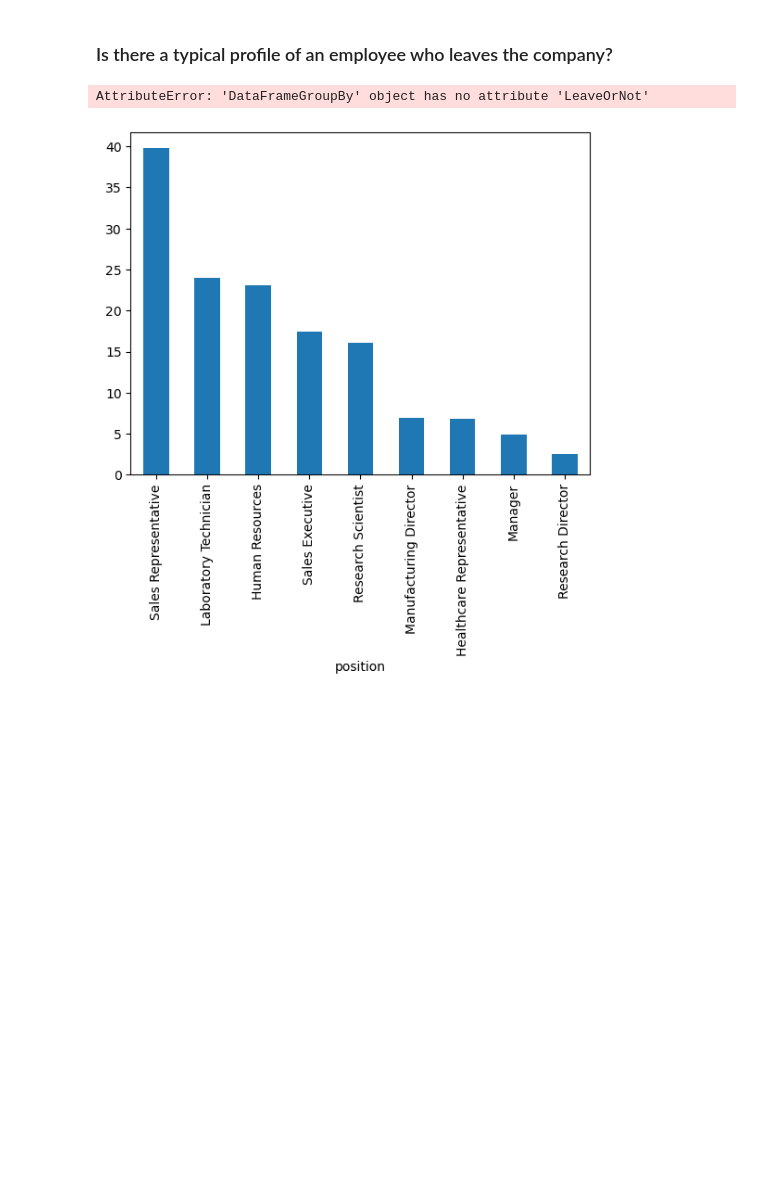
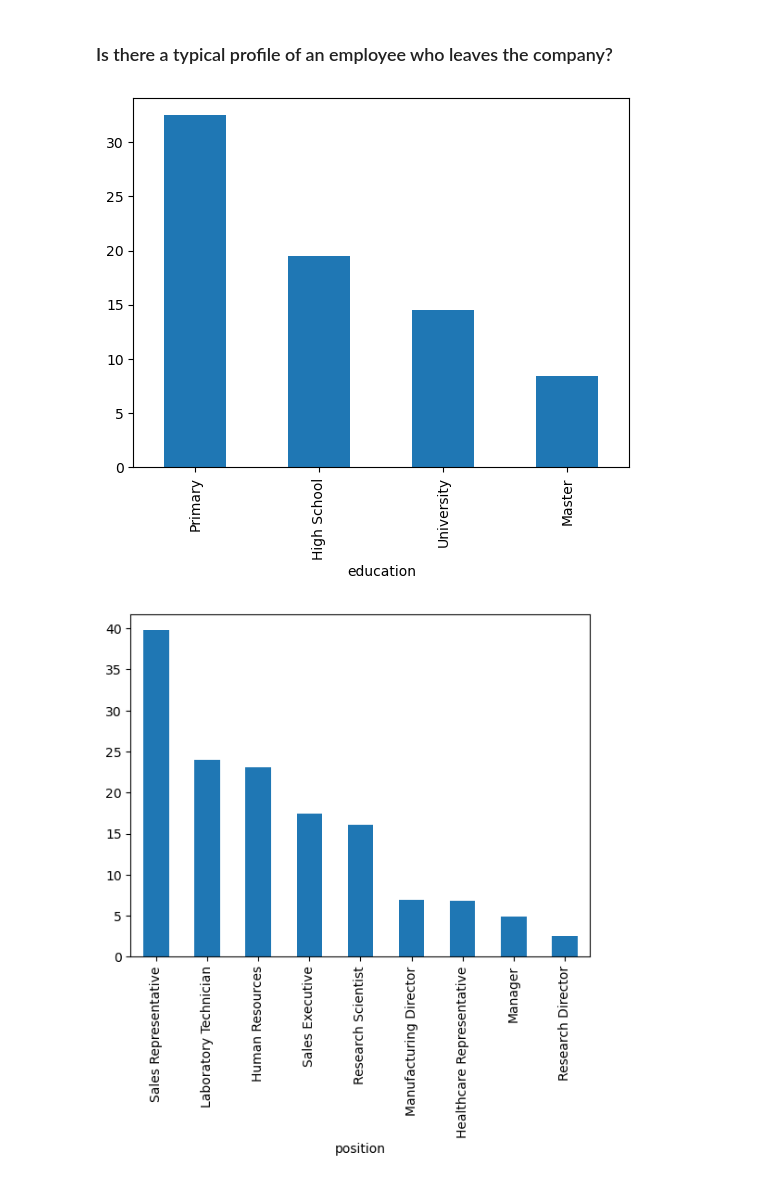
Before and after one commit to jalexisg/PDA-Data-Science-project, a Jupyter notebook: project.ipynb, the cells around one changed output. Saved outputs shown, nothing was run; the diff lists cells and outputs as text; code cells hidden in the pictures; blank space fills up the shorter version.

```diff
--- a/project.ipynb
+++ b/project.ipynb
@@ -195,10 +195,10 @@ df
 ### Is there a typical profile of an employee who leaves the company?
 # %%
 # Analysis by Education
-temp = df.groupby('education').LeaveOrNot.mean().sort_values(ascending = False) * 100
+temp = df.groupby('education').turnover.mean().sort_values(ascending = False) * 100
 temp.plot.bar();
 # %% [output]
-AttributeError: 'DataFrameGroupBy' object has no attribute 'LeaveOrNot'
+[figure, added]
 # %%
 # Analysis by Position
 temp = df.groupby('position').turnover.mean().sort_values(ascending = False) * 100
```
